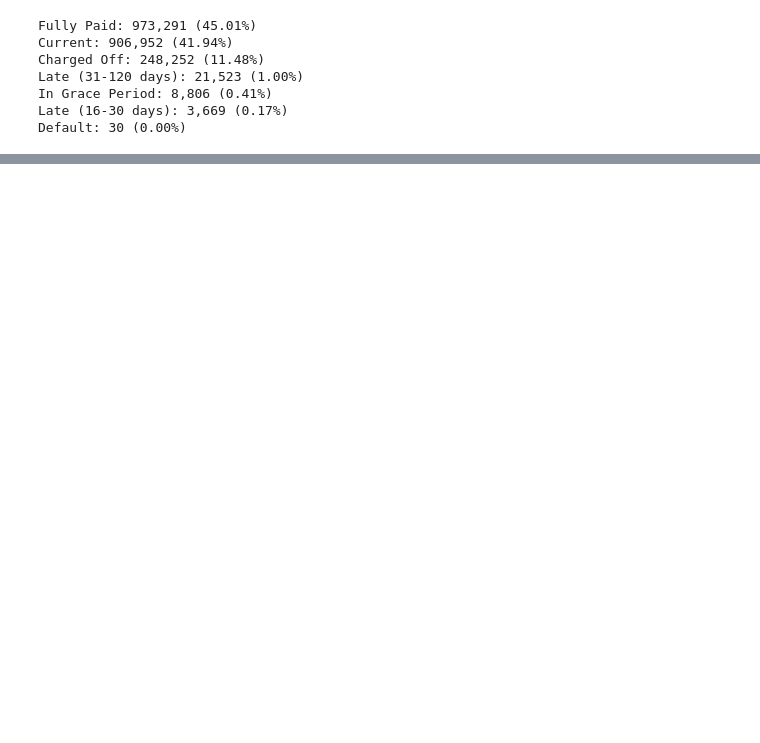
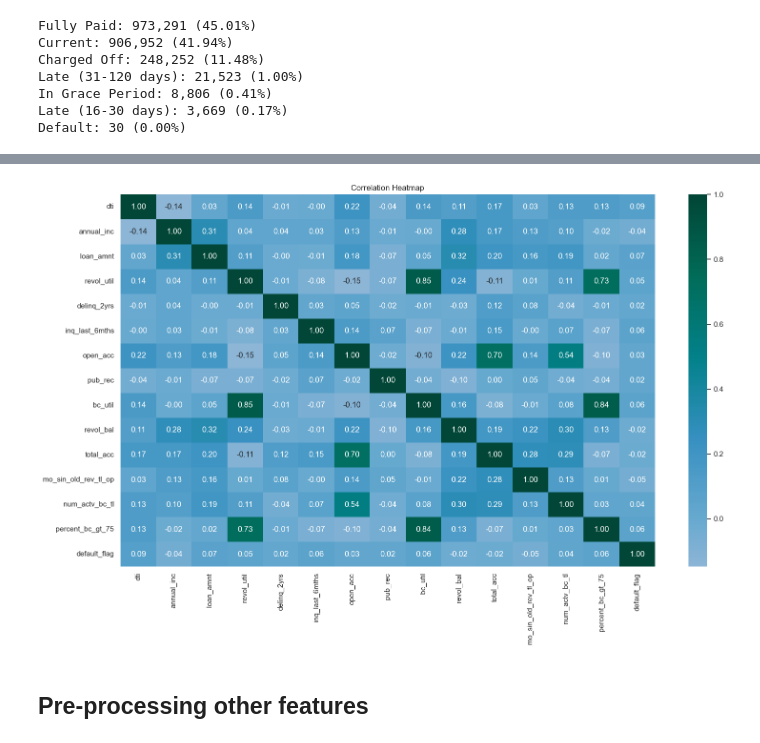
Before and after one commit to Radical-Ghost/Credit-Nexus---Credit-Risk-Analysis, a Jupyter notebook: Model/Preprocessing.ipynb, the cells around one changed output, grey strips where cells are left out. Saved outputs shown, nothing was run; the diff lists cells and outputs as text; code cells hidden in the pictures; blank space fills up the shorter version.

```diff
--- a/Model/Preprocessing.ipynb
+++ b/Model/Preprocessing.ipynb
@@ -227,0 +221,13 @@ Total unique sub-grades: 35
+# %%
+# Correlation heatmap for selected numeric features
+numeric_cols = df.select_dtypes(include='number').columns.tolist()
+plt.figure(figsize=(16,10))
+corr_df = df[numeric_cols].corr()
+sns.heatmap(corr_df, annot=True, fmt='.2f', cmap='PuBuGn', center=0)
+plt.title('Correlation Heatmap')
+plt.tight_layout()
+plt.show()
+# %% [output]
+[figure, added]
+# %% [markdown]
+## Pre-processing other features
```
Also changed, not shown: parts of 36 cells of this notebook, 6 other files.
